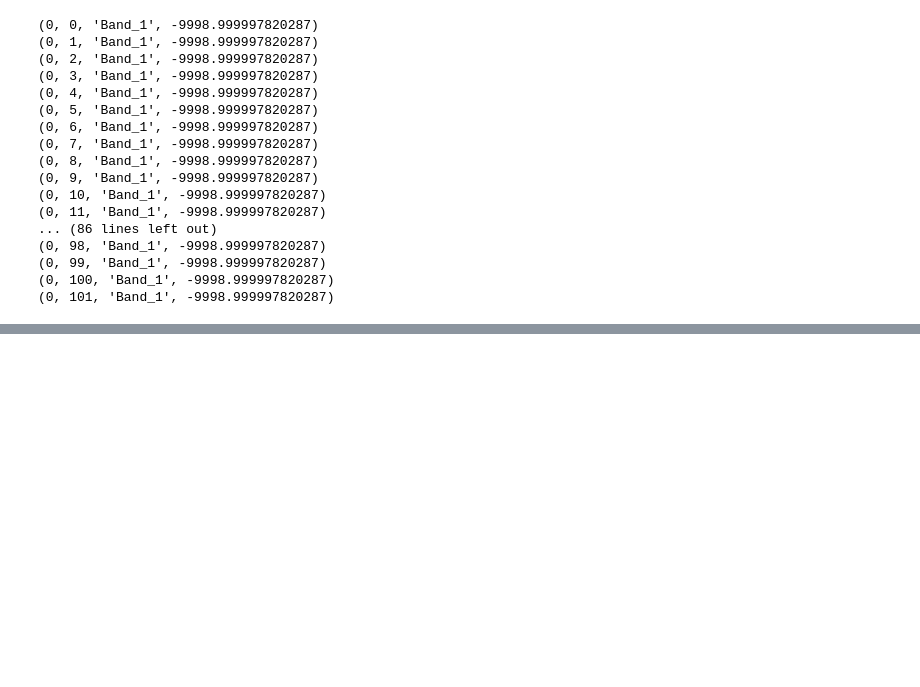
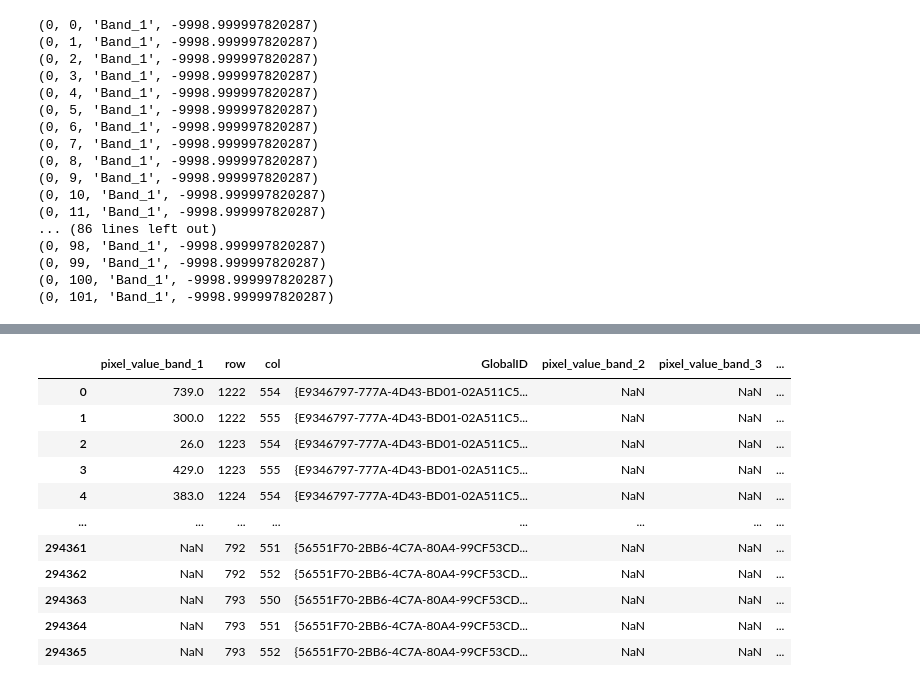
Before and after one commit to earthlab/cross-sensor-cal, a Jupyter notebook: reshape.ipynb, the cells around one changed output, grey strips where cells are left out. Drawn from its saved outputs; the diff is of its cells as text; code cells hidden in the pictures; blank space fills up the shorter version.

```diff
--- a/reshape.ipynb
+++ b/reshape.ipynb
@@ -499,0 +509,86 @@ KeyboardInterrupt:
+# %%
+import rasterio
+import numpy as np
+import geopandas as gpd
+from rasterio.windows import from_bounds
+from shapely.geometry import box
+
+class ENVIProcessor:
+    def __init__(self, raster_path, polygons_path):
+        self.raster_path = raster_path
+        self.polygons_path = polygons_path
+        self.polygons = None
+        self.raster_meta = None
+
+    def load_polygons(self):
+        """Loads the polygons and ensures they are in the same CRS as the raster."""
+        with rasterio.open(self.raster_path) as src:
+            self.raster_meta = src.meta
+            self.polygons = gpd.read_file(self.polygons_path)
+            self.polygons = self.polygons.to_crs(src.crs)
+
+    def extract_data_by_polygons(self):
+        """Extracts chunks from the raster based on polygons and concatenates them."""
+        self.load_polygons()  # Load polygons and ensure CRS match
+
+        all_data = []
+        with rasterio.open(self.raster_path) as src:
+            raster_bounds = src.bounds
+            raster_box = box(*raster_bounds)
+
+            for _, poly in self.polygons.iterrows():
+                geom = poly.geometry
+                # Skip invalid or empty geometries or those that do not intersect with the raster
+                if geom is None or geom.is_empty or not geom.intersects(raster_box):
+                    continue
+
+                window = from_bounds(*geom.bounds, transform=src.transform)
+                # Skip windows that are completely outside the raster bounds
+                if window.width <= 0 or window.height <= 0:
+                    continue
+
+                data = src.read(window=window)
+
+                # Skip if data is empty or all NaN
+                if data.size == 0 or np.isnan(data).all():
+                    continue
+
+                # Collect necessary attributes from the polygon
+                attributes = {
+                    'GlobalID': str(poly['GlobalID']),  # Convert GlobalID to string to ensure consistency
+                    # Add other attributes here as needed, e.g., 'species': poly['species']
+                }
+
+                # Attach attributes to the data chunk
+                for i in range(data.shape[0]):  # Assuming data is [bands, rows, cols]
+                    for row in range(data.shape[1]):
+                        for col in range(data.shape[2]):
+                            all_data.append({
+                                'pixel_value_band_{}'.format(i+1): data[i, row, col],
+                                'row': row + int(window.row_off),
+                                'col': col + int(window.col_off),
+                                **attributes
+                            })
+
+        return pd.DataFrame(all_data)
+
+
+
+gpkg_path = 'Datasets/niwot_aop_polygons_2023_12_8_23_analysis_ready_half_diam.gpkg'
+existing_raster_path = "NIWOT_calibration_flight_08_2020/NEON_D13_NIWO_DP1_20200801_161441_reflectance/NEON_D13_NIWO_DP1_20200801_161441_reflectanceNEON_D13_NIWO_DP1_20200801_161441_reflectance__envi"
+processor = ENVIProcessor(existing_raster_path, gpkg_path)
+df_polygons = processor.extract_data_by_polygons()
+df_polygons
+# %% [output]
+|  | pixel_value_band_1 | row | col | GlobalID | pixel_value_band_2 | pixel_value_band_3 | ... |
+| 0 | 739.0 | 1222 | 554 | {E9346797-777A-4D43-BD01-02A511C5... | NaN | NaN | ... |
+| 1 | 300.0 | 1222 | 555 | {E9346797-777A-4D43-BD01-02A511C5... | NaN | NaN | ... |
+| 2 | 26.0 | 1223 | 554 | {E9346797-777A-4D43-BD01-02A511C5... | NaN | NaN | ... |
+| 3 | 429.0 | 1223 | 555 | {E9346797-777A-4D43-BD01-02A511C5... | NaN | NaN | ... |
+| 4 | 383.0 | 1224 | 554 | {E9346797-777A-4D43-BD01-02A511C5... | NaN | NaN | ... |
+| ... | ... | ... | ... | ... | ... | ... | ... |
+| 294361 | NaN | 792 | 551 | {56551F70-2BB6-4C7A-80A4-99CF53CD... | NaN | NaN | ... |
+| 294362 | NaN | 792 | 552 | {56551F70-2BB6-4C7A-80A4-99CF53CD... | NaN | NaN | ... |
+| 294363 | NaN | 793 | 550 | {56551F70-2BB6-4C7A-80A4-99CF53CD... | NaN | NaN | ... |
+| 294364 | NaN | 793 | 551 | {56551F70-2BB6-4C7A-80A4-99CF53CD... | NaN | NaN | ... |
+| 294365 | NaN | 793 | 552 | {56551F70-2BB6-4C7A-80A4-99CF53CD... | NaN | NaN | ... |
```
Also changed, not shown: parts of 6 cells of this notebook.
